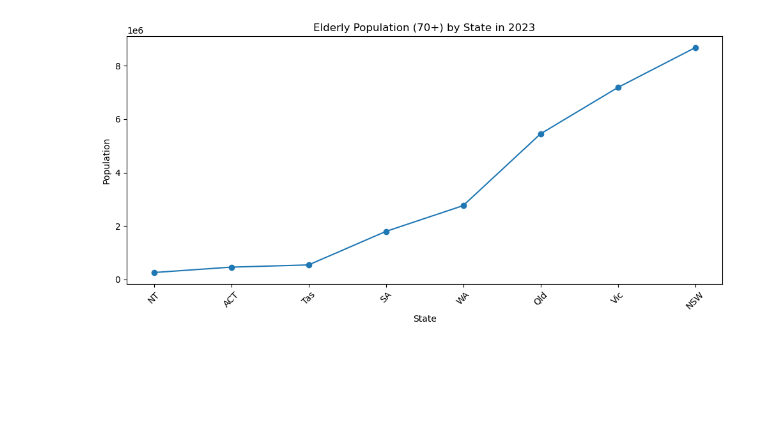
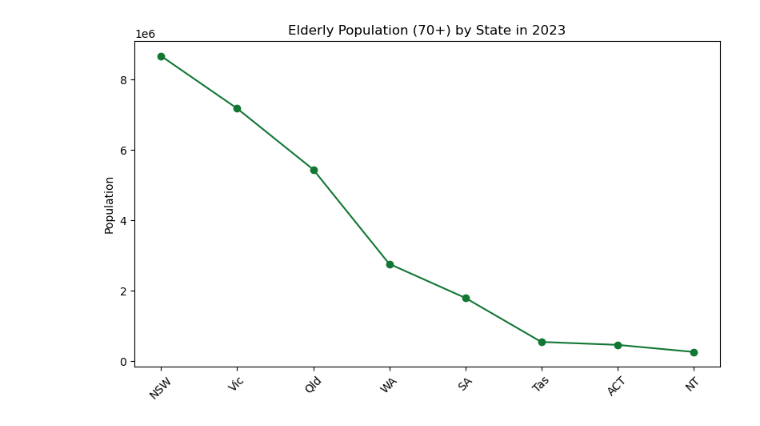
Before and after one commit to Hazimshaikh/Assignment-1--Big-Data-Analysis-, a Jupyter notebook: Assignment 1 Part B (Big Data Analysis).ipynb, the cells around one changed output. Drawn from its saved outputs; the diff is of its cells as text; code cells hidden in the pictures; blank space fills up the shorter version.

```diff
--- a/Assignment 1 Part B (Big Data Analysis).ipynb
+++ b/Assignment 1 Part B (Big Data Analysis).ipynb
@@ -121,11 +128,11 @@ plt.show()
 # %%
-# 4. Line Chart – Elderly Population by State (2023)
-plt.figure(figsize=(10, 5))
-df.drop('Aust').sort_values('Total_Elderly')['Total_Elderly'].plot(kind='line', marker='o', color='#1f77b4')
+# Plot 4: Line Graph of Elderly Population
+plt.figure(figsize=(8, 5))
+df['Elderly_Population'].plot(kind='line', marker='o', color='#117733')
 plt.title('Elderly Population (70+) by State in 2023')
 plt.ylabel('Population')
 plt.xticks(rotation=45)
 plt.tight_layout()
 plt.show()
 # %% [output]
-[figure, old version]
+[figure, new version]
```
Also changed, not shown: parts of 5 cells of this notebook.
